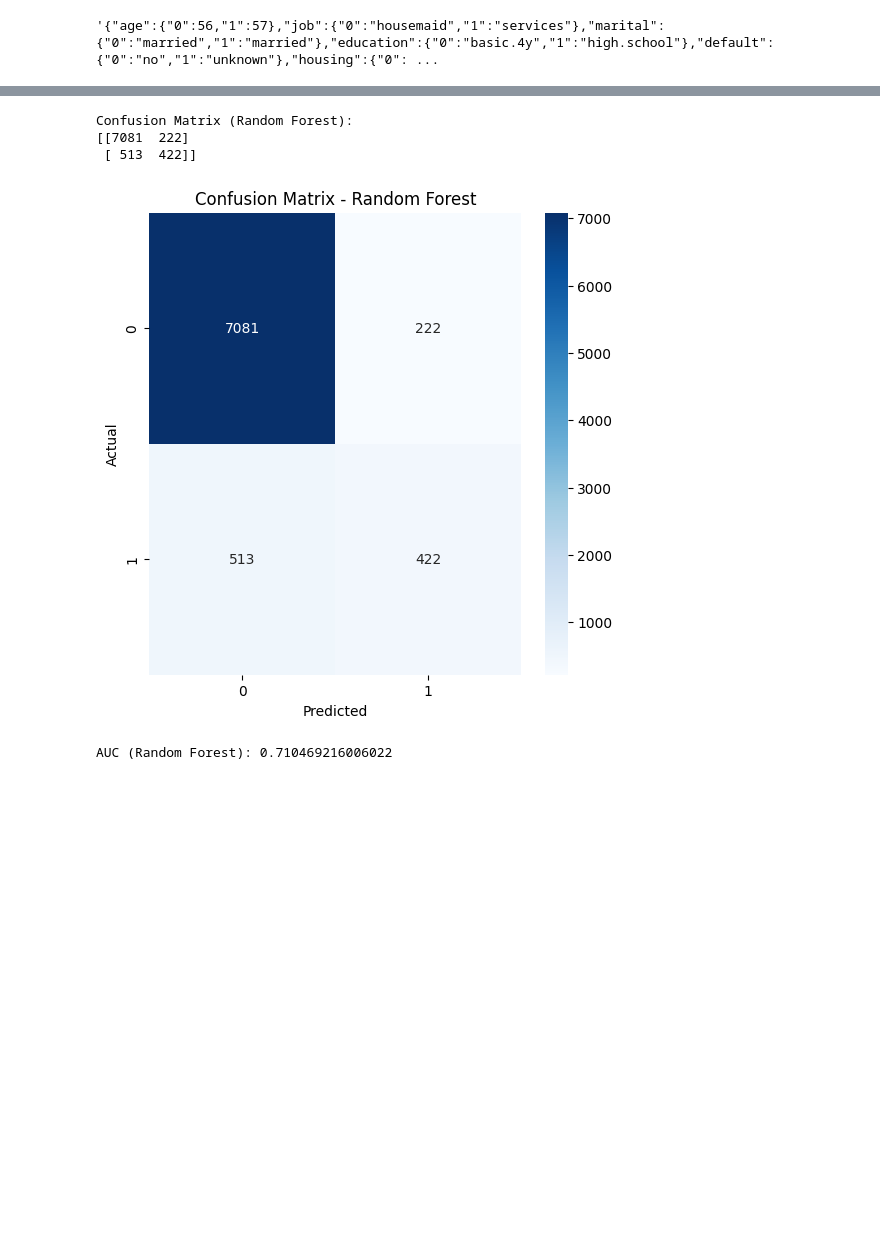
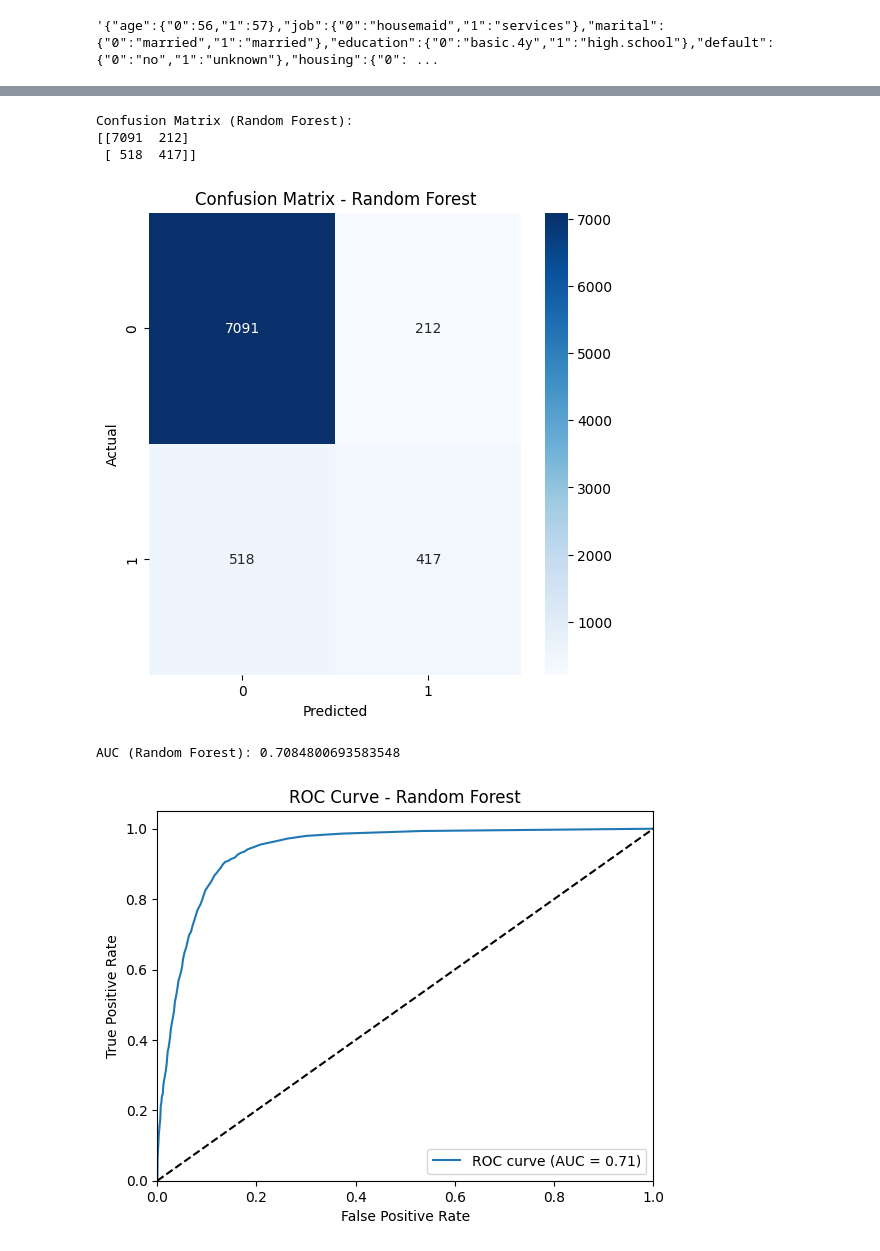
Before and after one commit to yehezkielgunawan/uas-business-intelligence, a Jupyter notebook: UAS_Business_Intelligence.ipynb, the cells around one changed output, grey strips where cells are left out. Drawn from its saved outputs; the diff is of its cells as text; code cells hidden in the pictures; blank space fills up the shorter version.

```diff
--- a/UAS_Business_Intelligence.ipynb
+++ b/UAS_Business_Intelligence.ipynb
@@ -117,29 +136,32 @@ AUC (Decision Tree): 0.7392738022100654
 # %%
 from sklearn.ensemble import RandomForestClassifier
 
 # Create and train the model
 rf = RandomForestClassifier()
 rf.fit(X_train, y_train)
 
 # Predict on the test set
 rf_predictions = rf.predict(X_test)
 
 # Compute confusion matrix
 rf_cm = confusion_matrix(y_test, rf_predictions)
 print("Confusion Matrix (Random Forest):")
 print(rf_cm)
 
 plot_confusion_matrix(rf_cm, "Confusion Matrix - Random Forest")
 
 # Calculate AUC
+rf_fpr, rf_tpr, rf_thresholds = roc_curve(y_test, rf.predict_proba(X_test)[:, 1])
 rf_auc = roc_auc_score(y_test, rf_predictions)
 print("AUC (Random Forest):", rf_auc)
+plot_roc_curve(rf_fpr, rf_tpr, rf_auc, "ROC Curve - Random Forest")
 # %% [output]
 Confusion Matrix (Random Forest):
-[[7081  222]
- [ 513  422]]
+[[7091  212]
+ [ 518  417]]
 [figure]
-AUC (Random Forest): 0.710469216006022
+AUC (Random Forest): 0.7084800693583548
+[figure, added]
 # %%
 from sklearn.svm import SVC
 
```
Also changed, not shown: parts of 6 cells of this notebook.
